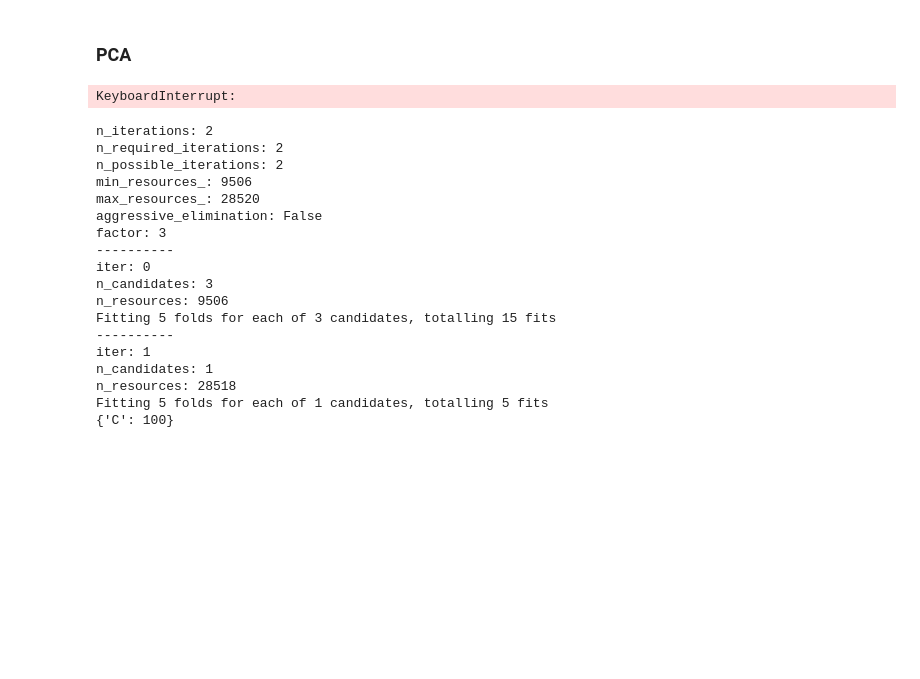
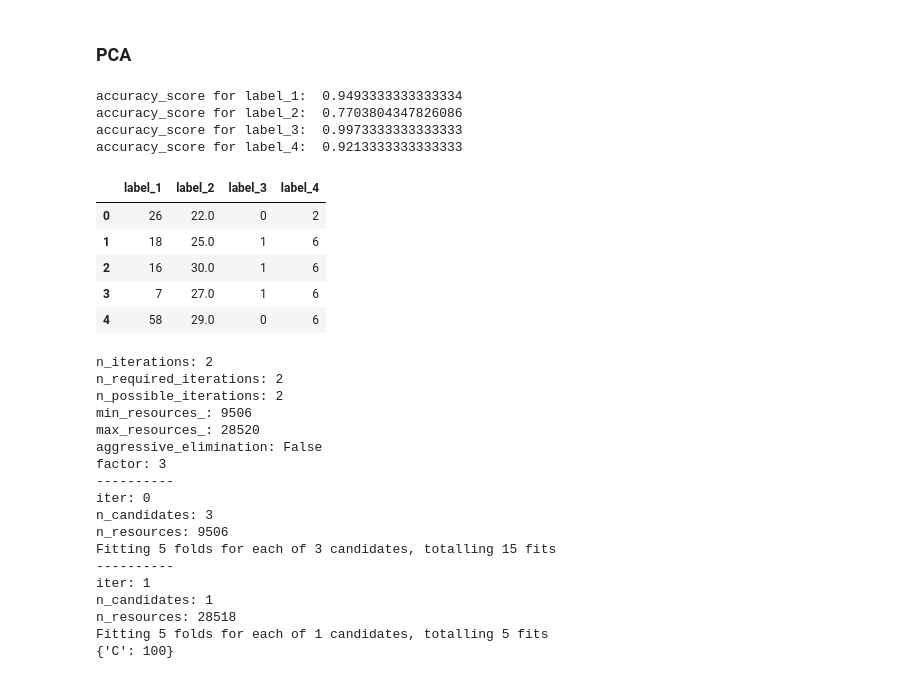
Before and after one commit to Akila-I/cs4622-machine_learning-project, a Jupyter notebook: speech-based-classification-layer-8/layer-8.ipynb, the cells around one changed output. Drawn from its saved outputs; the diff is of its cells as text; code cells hidden in the pictures; blank space fills up the shorter version.

```diff
--- a/speech-based-classification-layer-8/layer-8.ipynb
+++ b/speech-based-classification-layer-8/layer-8.ipynb
@@ -141,0 +124,16 @@ array([25., 25., 25., 25., 25., 25., 25., 25., 25., 25., 25., 25., 25.,
+# %%
+from sklearn.neighbors import KNeighborsClassifier
+
+knn_model = KNeighborsClassifier(n_neighbors=3, weights='distance', n_jobs=7)
+
+df_test_pred_knn = pd.DataFrame()
+
+for label in LABELS:
+  knn_model.fit(data_dict[label]['x_train'], data_dict[label]['y_train'])
+  knn_pred = knn_model.predict(data_dict[label]['x_valid'])
+  print('accuracy_score for {}: '.format(label), accuracy_score(data_dict[label]['y_valid'], knn_pred))
+
+  knn_test_pred = knn_model.predict(data_dict[label]['x_test'])
+  df_test_pred_knn[label] = knn_test_pred
+
+df_test_pred_knn.head()
@@ -195,0 +222,25 @@ label1 shows a balanced distribution, label3 and label4 have one dominant class
+# %%
+# select k best features
+
+from sklearn.feature_selection import SelectKBest, f_classif
+
+svc_model_selectKBest = SVC(kernel='rbf', C=100, random_state=42)
+
+df_test_pred_selectKBest = pd.DataFrame()
+
+for label in LABELS:
+  selectKBest = SelectKBest(f_classif, k=100)
+
+  selectKBest.fit(data_dict[label]['x_train'], data_dict[label]['y_train'])
+  x_train_selectKBest = selectKBest.transform(data_dict[label]['x_train'])
+  x_valid_selectKBest = selectKBest.transform(data_dict[label]['x_valid'])
+  x_test_selectKBest = selectKBest.transform(data_dict[label]['x_test'])
+
+  svc_model_selectKBest.fit(x_train_selectKBest, data_dict[label]['y_train'])
+  svc_pred_selectKBest = svc_model_selectKBest.predict(x_valid_selectKBest)
+  print('accuracy_score for {}: '.format(label), accuracy_score(data_dict[label]['y_valid'], svc_pred_selectKBest))
+
+  svc_test_pred_selectKBest = svc_model_selectKBest.predict(x_test_selectKBest)
+  df_test_pred_selectKBest[label] = svc_test_pred_selectKBest
+
+df_test_pred_selectKBest.head()
@@ -198,27 +260,36 @@ label1 shows a balanced distribution, label3 and label4 have one dominant class
 # %%
 from sklearn.decomposition import PCA
 
 svc_model_pca = SVC(kernel='linear', C=1.0, random_state=42)
 
 df_test_pred = pd.DataFrame()
 
-pca = PCA(n_components=500,svd_solver='full')
+pca = PCA(n_components=0.97,svd_solver='full')
 
 for label in LABELS:
   x_train_pca = pca.fit_transform(data_dict[label]['x_train'])
   svc_model_pca.fit(x_train_pca, data_dict[label]['y_train'])
 
   x_valid_pca = pca.transform(data_dict[label]['x_valid'])
   svc_pred = svc_model_pca.predict(x_valid_pca)
   print('accuracy_score for {}: '.format(label), accuracy_score(data_dict[label]['y_valid'], svc_pred))
 
   x_test_pca = pca.transform(data_dict[label]['x_test'])
   svc_test_pred = svc_model_pca.predict(x_test_pca)
   df_test_pred[label] = svc_test_pred
 
 df_test_pred.head()
 # %% [output]
-KeyboardInterrupt:
+accuracy_score for label_1:  0.9493333333333334
+accuracy_score for label_2:  0.7703804347826086
+accuracy_score for label_3:  0.9973333333333333
+accuracy_score for label_4:  0.9213333333333333
+|  | label_1 | label_2 | label_3 | label_4 |
+| 0 | 26 | 22.0 | 0 | 2 |
+| 1 | 18 | 25.0 | 1 | 6 |
+| 2 | 16 | 30.0 | 1 | 6 |
+| 3 | 7 | 27.0 | 1 | 6 |
+| 4 | 58 | 29.0 | 0 | 6 |
 # %%
 # grid search for best parameters
 
```
Also changed, not shown: parts of 18 cells of this notebook, 1 other file.
